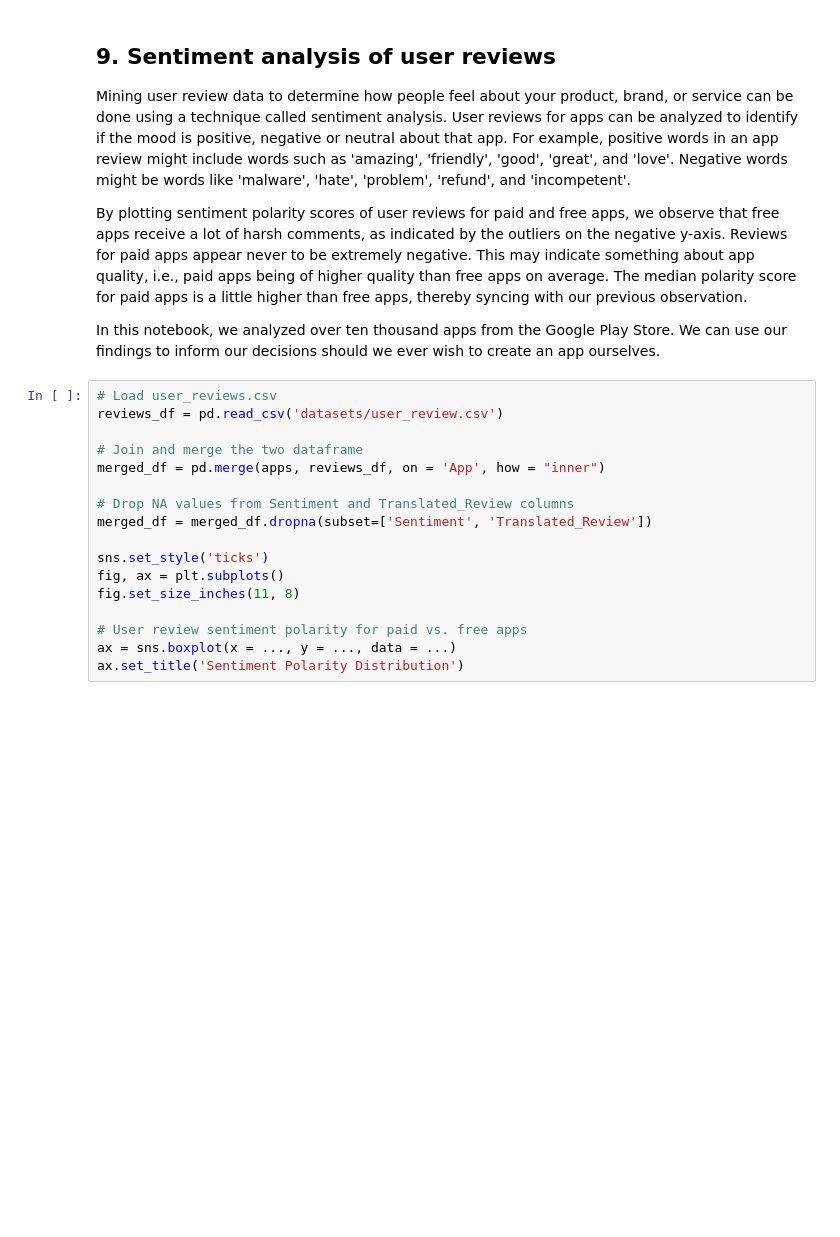
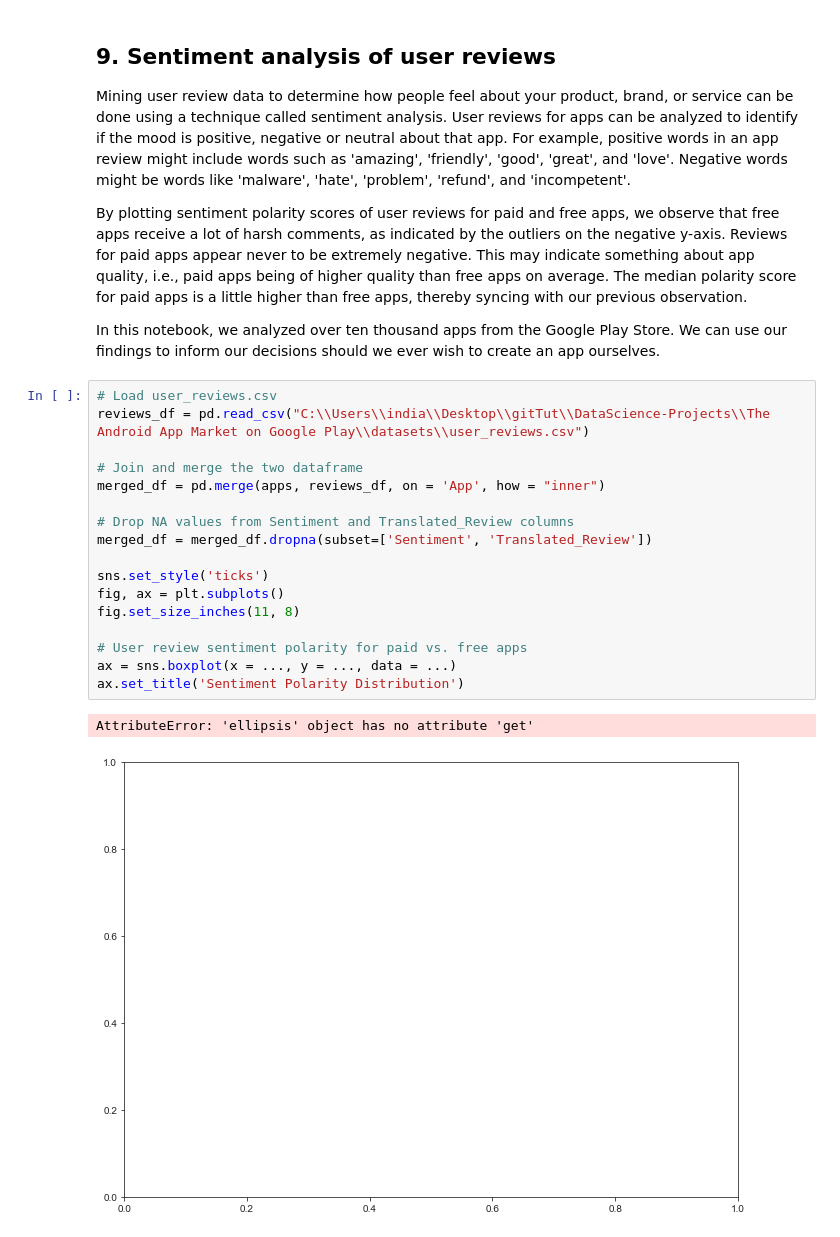
Before and after one commit to KMKnation/DataScience-Projects, a Jupyter notebook: The Android App Market on Google Play/notebook.ipynb, the cells around one changed output. Drawn from its saved outputs; the diff is of its cells as text; blank space fills up the shorter version.

Commit message:
chore : User review sentiment polarity for paid vs. free apps in sentiment analysis of user reviews

```diff
--- a/The Android App Market on Google Play/notebook.ipynb
+++ b/The Android App Market on Google Play/notebook.ipynb
@@ -269,18 +269,21 @@ plotly.offline.iplot({'data': data, 'layout': layout})
 <p>In this notebook, we analyzed over ten thousand apps from the Google Play Store. We can use our findings to inform our decisions should we ever wish to create an app ourselves.</p>
 # %%
 # Load user_reviews.csv
-reviews_df = pd.read_csv('datasets/user_review.csv')
+reviews_df = pd.read_csv("C:\\Users\\india\\Desktop\\gitTut\\DataScience-Projects\\The Android App Market on Google Play\\datasets\\user_reviews.csv")
 
 # Join and merge the two dataframe
 merged_df = pd.merge(apps, reviews_df, on = 'App', how = "inner")
 
 # Drop NA values from Sentiment and Translated_Review columns
 merged_df = merged_df.dropna(subset=['Sentiment', 'Translated_Review'])
 
 sns.set_style('ticks')
 fig, ax = plt.subplots()
 fig.set_size_inches(11, 8)
 
 # User review sentiment polarity for paid vs. free apps
 ax = sns.boxplot(x = ..., y = ..., data = ...)
 ax.set_title('Sentiment Polarity Distribution')
+# %% [output]
+AttributeError: 'ellipsis' object has no attribute 'get'
+[figure, added]
```
